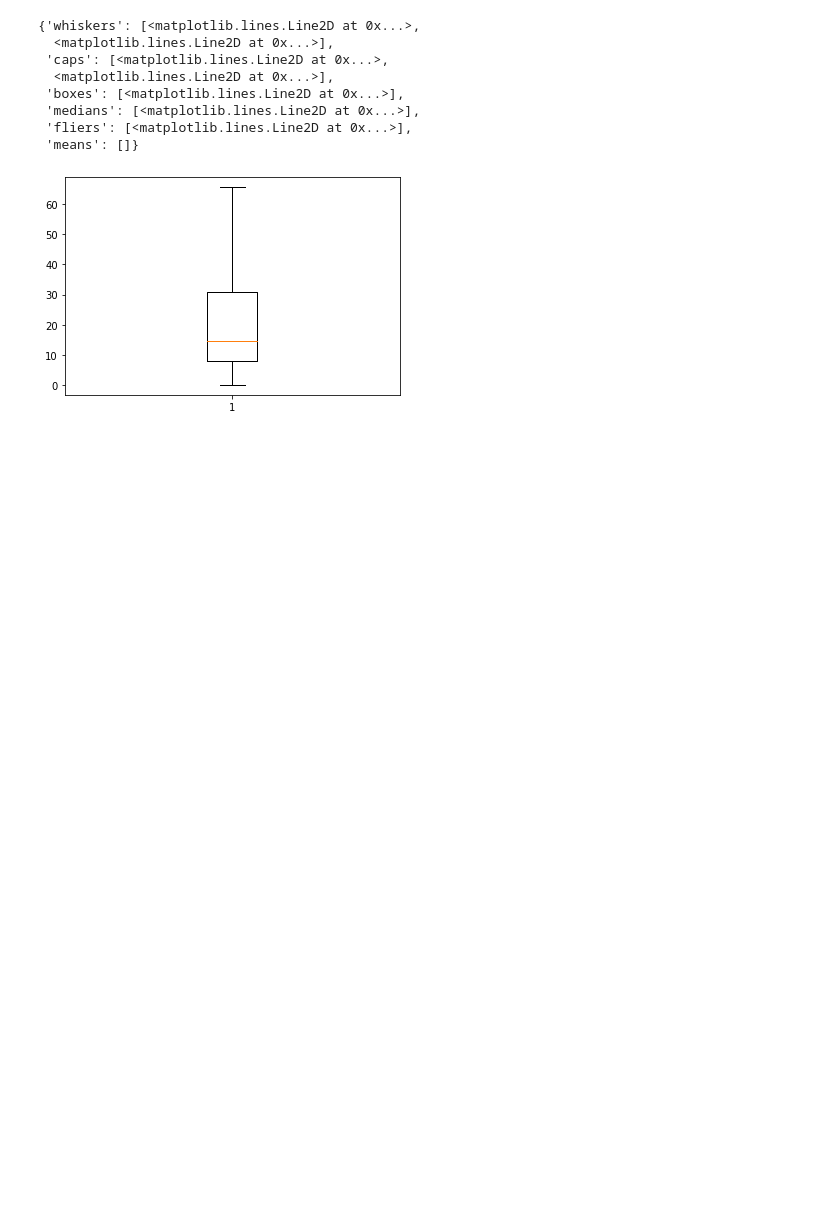
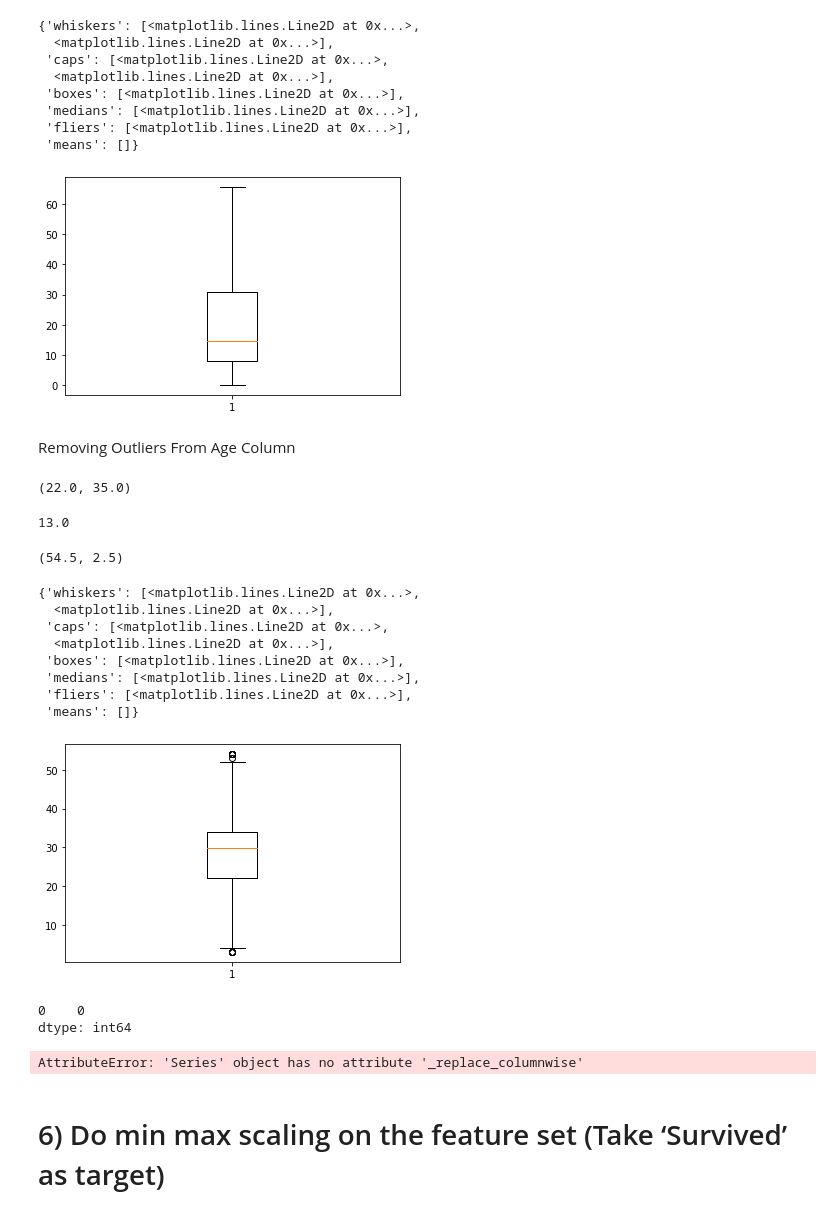
Before and after one commit to Syamkrishna123/case_study_on_preprocessing, a Jupyter notebook: case_study_on_preprocessing.ipynb, the cells around one changed output. Drawn from its saved outputs; the diff is of its cells as text; code cells hidden in the pictures; blank space fills up the shorter version.

```diff
--- a/case_study_on_preprocessing.ipynb
+++ b/case_study_on_preprocessing.ipynb
@@ -237,3 +237,48 @@ plt.boxplot(df['Fare'])
  'fliers': [<matplotlib.lines.Line2D at 0x...>],
  'means': []}
 [figure]
+# %% [markdown]
+Removing Outliers From Age Column
+# %%
+Q1= np.percentile(df['Age'],25,interpolation='midpoint')
+Q3= np.percentile(df['Age'],75, interpolation= 'midpoint')
+Q1,Q3
+# %% [output]
+(22.0, 35.0)
+# %%
+IQR= Q3-Q1
+IQR
+# %% [output]
+13.0
+# %%
+upper_bound= Q3+1.5*IQR
+lower_bound= Q1-1.5*IQR
+upper_bound, lower_bound
+# %% [output]
+(54.5, 2.5)
+# %%
+new_df=df[(df['Age']<upper_bound) & (df['Age']>lower_bound)]
+# %%
+plt.boxplot(new_df['Age'])
+# %% [output]
+{'whiskers': [<matplotlib.lines.Line2D at 0x...>,
+  <matplotlib.lines.Line2D at 0x...>],
+ 'caps': [<matplotlib.lines.Line2D at 0x...>,
+  <matplotlib.lines.Line2D at 0x...>],
+ 'boxes': [<matplotlib.lines.Line2D at 0x...>],
+ 'medians': [<matplotlib.lines.Line2D at 0x...>],
+ 'fliers': [<matplotlib.lines.Line2D at 0x...>],
+ 'means': []}
+[figure, added]
+# %%
+sibsp= df['SibSp'].mode()
+sibsp
+# %% [output]
+0    0
+dtype: int64
+# %%
+df['SibSp']= df['SibSp'].replace(df.SibSp>2,sibsp,inplace= True)
+# %% [output]
+AttributeError: 'Series' object has no attribute '_replace_columnwise'
+# %% [markdown]
+# 6) Do min max scaling on the feature set (Take ‘Survived’ as target)
```
Also changed, not shown: parts of 2 cells of this notebook.
